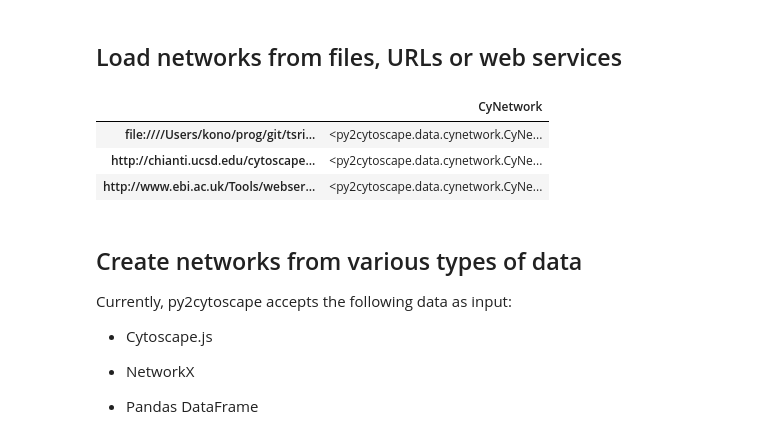
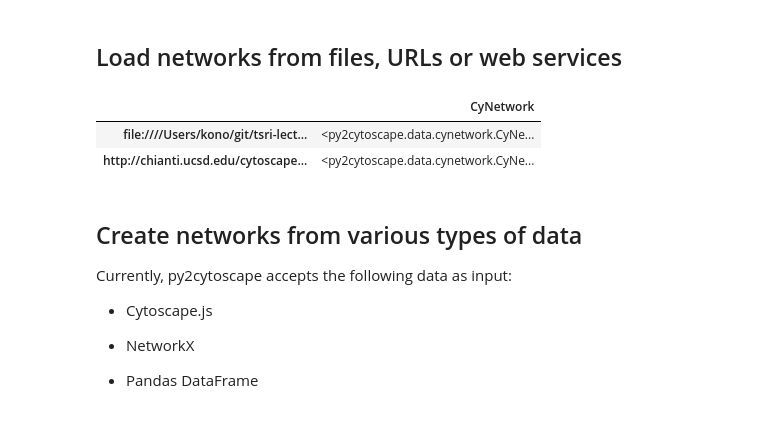
Before and after one commit to idekerlab/tsri-lecture, a Jupyter notebook: lecture2/Lesson_2_reproducible_workflow.ipynb, the cells around one changed output. Cells and saved outputs as stored; diff of their text form; code cells hidden in the pictures.

```diff
--- a/lecture2/lecture2-python-example.ipynb
+++ b/lecture2/Lesson_2_reproducible_workflow.ipynb
@@ -197,24 +197,22 @@ empty3 = cy.network.create(name='Also created in Jupyter', collection='New netwo
 # %%
 # Load a single local file
 net_from_local2 = cy.network.create_from('data/galFiltered.json')
 net_from_local1 = cy.network.create_from('data/sample_yeast_network.xgmml', collection='My Collection')
 net_from_local2 = cy.network.create_from('data/galFiltered.gml', collection='My Collection')
 
 # Load from multiple locations
 network_locations = [
     'data/sample_yeast_network.xgmml', # Local file
     'http://chianti.ucsd.edu/cytoscape-data/galFiltered.sif', # Static file on a web server
-    'http://www.ebi.ac.uk/Tools/webservices/psicquic/intact/webservices/current/search/query/brca1?format=xml25' # or a web service
 ]
 
 # This requrns Series
 networks = cy.network.create_from(network_locations)
 pd.DataFrame(networks, columns=['CyNetwork'])
 # %% [output]
 |  | CyNetwork |
-| file:////Users/kono/prog/git/tsri... | <py2cytoscape.data.cynetwork.CyNe... |
+| file:////Users/kono/git/tsri-lect... | <py2cytoscape.data.cynetwork.CyNe... |
 | http://chianti.ucsd.edu/cytoscape... | <py2cytoscape.data.cynetwork.CyNe... |
-| http://www.ebi.ac.uk/Tools/webser... | <py2cytoscape.data.cynetwork.CyNe... |
 # %% [markdown]
 ## Create networks from various types of data
 Currently, py2cytoscape accepts the following data as input:
```
Also changed, not shown: 1 other file.
